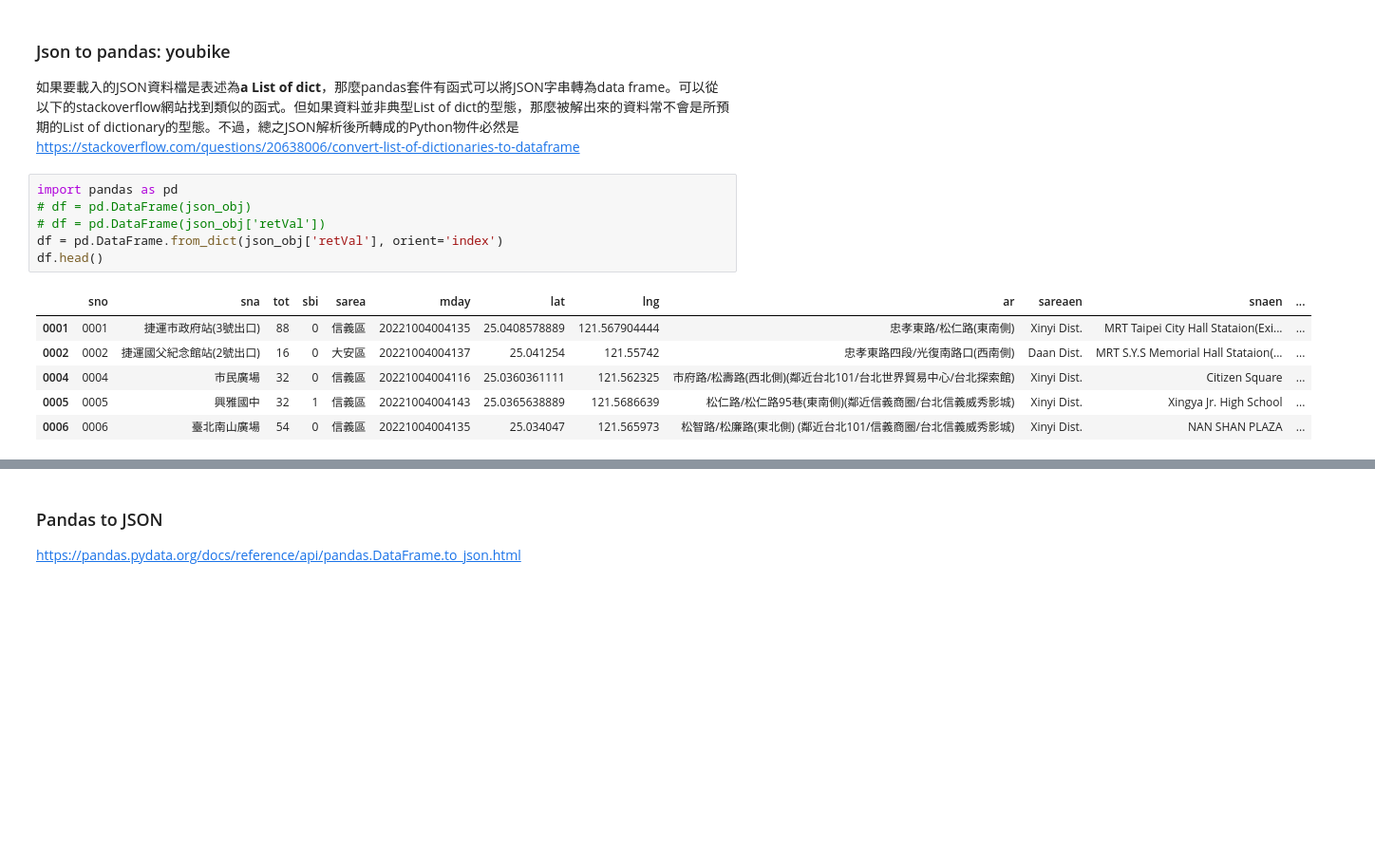
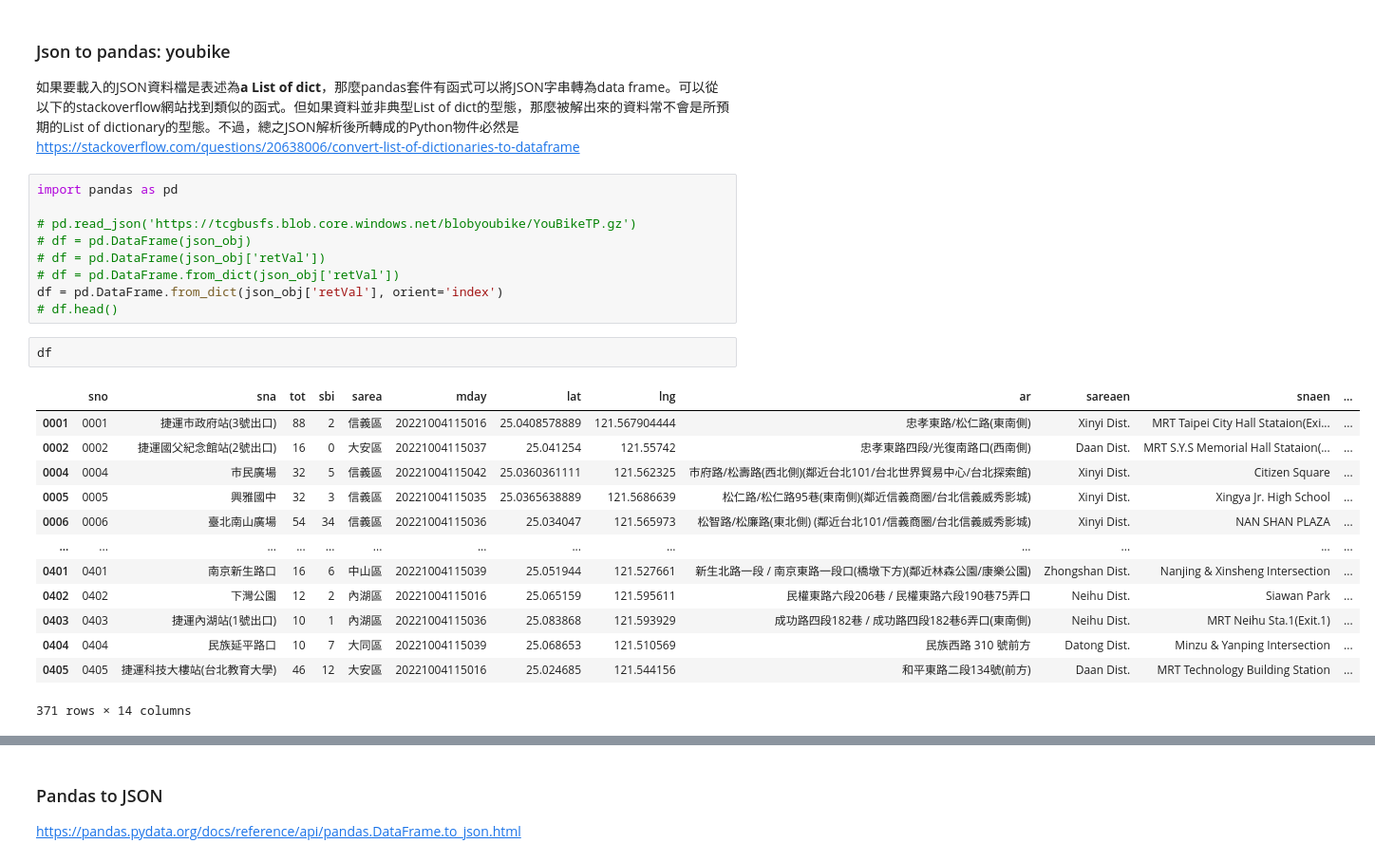
Before and after one commit to p4css/py4css, a Jupyter notebook: _sources/PSS/P05_read_csv_json.ipynb, the cells around one changed output, grey strips where cells are left out. Shown: that part at 95% size. Cells and saved outputs as stored; diff of their text form; blank space fills up the shorter version.

```diff
--- a/_sources/PSS/P05_read_csv_json.ipynb
+++ b/_sources/PSS/P05_read_csv_json.ipynb
@@ -363,17 +448,29 @@ df
 https://stackoverflow.com/questions/20638006/convert-list-of-dictionaries-to-dataframe
 # %%
 import pandas as pd
+
+# pd.read_json('https://tcgbusfs.blob.core.windows.net/blobyoubike/YouBikeTP.gz')
 # df = pd.DataFrame(json_obj)
 # df = pd.DataFrame(json_obj['retVal'])
+# df = pd.DataFrame.from_dict(json_obj['retVal'])
 df = pd.DataFrame.from_dict(json_obj['retVal'], orient='index')
-df.head()
+# df.head()
-# %% [output]
-|  | sno | sna | tot | sbi | sarea | mday | lat | lng | ar | sareaen | snaen | ... |
-| 0001 | 0001 | 捷運市政府站(3號出口) | 88 | 0 | 信義區 | 20221004004135 | 25.0408578889 | 121.567904444 | 忠孝東路/松仁路(東南側) | Xinyi Dist. | MRT Taipei City Hall Stataion(Exi... | ... |
-| 0002 | 0002 | 捷運國父紀念館站(2號出口) | 16 | 0 | 大安區 | 20221004004137 | 25.041254 | 121.55742 | 忠孝東路四段/光復南路口(西南側) | Daan Dist. | MRT S.Y.S Memorial Hall Stataion(... | ... |
-| 0004 | 0004 | 市民廣場 | 32 | 0 | 信義區 | 20221004004116 | 25.0360361111 | 121.562325 | 市府路/松壽路(西北側)(鄰近台北101/台北世界貿易中心/台北探索館) | Xinyi Dist. | Citizen Square | ... |
-| 0005 | 0005 | 興雅國中 | 32 | 1 | 信義區 | 20221004004143 | 25.0365638889 | 121.5686639 | 松仁路/松仁路95巷(東南側)(鄰近信義商圈/台北信義威秀影城) | Xinyi Dist. | Xingya Jr. High School | ... |
-| 0006 | 0006 | 臺北南山廣場 | 54 | 0 | 信義區 | 20221004004135 | 25.034047 | 121.565973 | 松智路/松廉路(東北側) (鄰近台北101/信義商圈/台北信義威秀影城) | Xinyi Dist. | NAN SHAN PLAZA | ... |
+# %%
+df
+# %% [output]
+|  | sno | sna | tot | sbi | sarea | mday | lat | lng | ar | sareaen | snaen | ... |
+| 0001 | 0001 | 捷運市政府站(3號出口) | 88 | 2 | 信義區 | 20221004115016 | 25.0408578889 | 121.567904444 | 忠孝東路/松仁路(東南側) | Xinyi Dist. | MRT Taipei City Hall Stataion(Exi... | ... |
+| 0002 | 0002 | 捷運國父紀念館站(2號出口) | 16 | 0 | 大安區 | 20221004115037 | 25.041254 | 121.55742 | 忠孝東路四段/光復南路口(西南側) | Daan Dist. | MRT S.Y.S Memorial Hall Stataion(... | ... |
+| 0004 | 0004 | 市民廣場 | 32 | 5 | 信義區 | 20221004115042 | 25.0360361111 | 121.562325 | 市府路/松壽路(西北側)(鄰近台北101/台北世界貿易中心/台北探索館) | Xinyi Dist. | Citizen Square | ... |
+| 0005 | 0005 | 興雅國中 | 32 | 3 | 信義區 | 20221004115035 | 25.0365638889 | 121.5686639 | 松仁路/松仁路95巷(東南側)(鄰近信義商圈/台北信義威秀影城) | Xinyi Dist. | Xingya Jr. High School | ... |
+| 0006 | 0006 | 臺北南山廣場 | 54 | 34 | 信義區 | 20221004115036 | 25.034047 | 121.565973 | 松智路/松廉路(東北側) (鄰近台北101/信義商圈/台北信義威秀影城) | Xinyi Dist. | NAN SHAN PLAZA | ... |
+| ... | ... | ... | ... | ... | ... | ... | ... | ... | ... | ... | ... | ... |
+| 0401 | 0401 | 南京新生路口 | 16 | 6 | 中山區 | 20221004115039 | 25.051944 | 121.527661 | 新生北路一段 / 南京東路一段口(橋墩下方)(鄰近林森公園/康樂公園) | Zhongshan Dist. | Nanjing & Xinsheng Intersection | ... |
+| 0402 | 0402 | 下灣公園 | 12 | 2 | 內湖區 | 20221004115016 | 25.065159 | 121.595611 | 民權東路六段206巷 / 民權東路六段190巷75弄口 | Neihu Dist. | Siawan Park | ... |
+| 0403 | 0403 | 捷運內湖站(1號出口) | 10 | 1 | 內湖區 | 20221004115036 | 25.083868 | 121.593929 | 成功路四段182巷 / 成功路四段182巷6弄口(東南側) | Neihu Dist. | MRT Neihu Sta.1(Exit.1) | ... |
+| 0404 | 0404 | 民族延平路口 | 10 | 7 | 大同區 | 20221004115039 | 25.068653 | 121.510569 | 民族西路 310 號前方 | Datong Dist. | Minzu & Yanping Intersection | ... |
+| 0405 | 0405 | 捷運科技大樓站(台北教育大學) | 46 | 12 | 大安區 | 20221004115016 | 25.024685 | 121.544156 | 和平東路二段134號(前方) | Daan Dist. | MRT Technology Building Station | ... |
+371 rows × 14 columns
 # %%
 df = pd.DataFrame(json_obj['retVal'].values())
 df.head()
```
Also changed, not shown: parts of 23 cells of this notebook, 8 other files.
